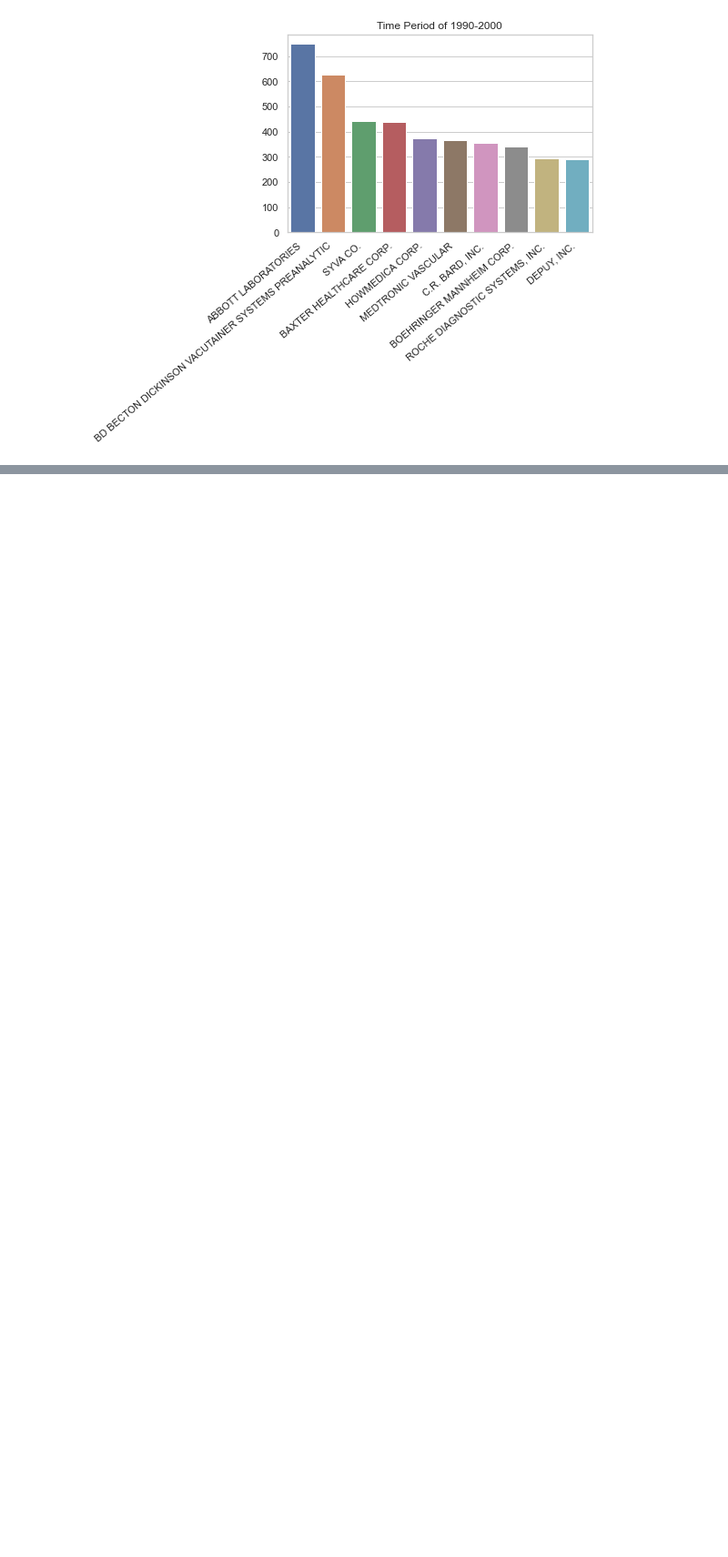
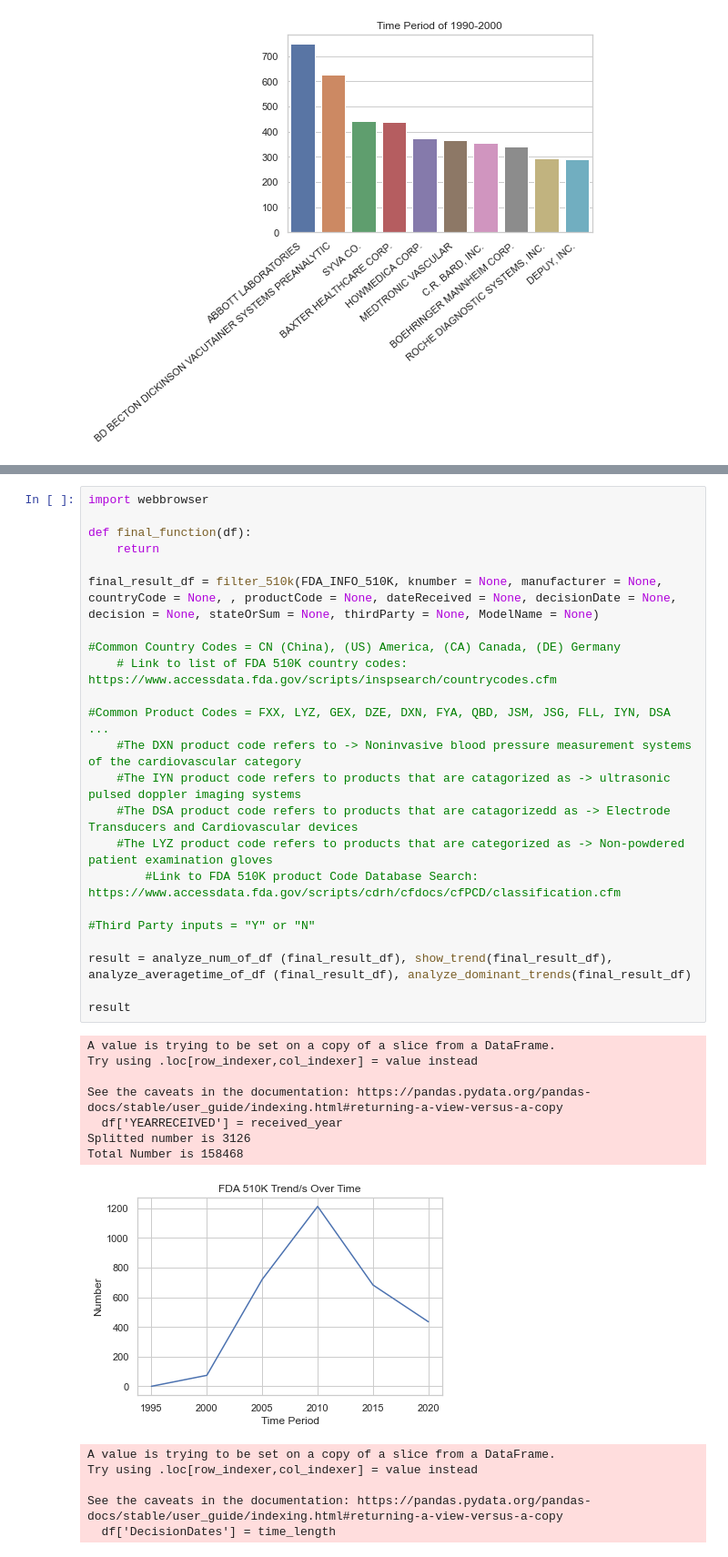
Before and after one commit to BelindaTang1/FDA_DataAnalytics, a Jupyter notebook: searching_engine.ipynb, the cells around one changed output, grey strips where cells are left out. Shown at 91% size. Saved outputs shown, nothing was run; the diff lists cells and outputs as text; blank space fills up the shorter version.

Commit message:
final function v1

```diff
--- a/searching_engine.ipynb
+++ b/searching_engine.ipynb
@@ -262,0 +265,37 @@ Split successfully!
+# %%
+import webbrowser
+
+def final_function(df):
+    return
+
+final_result_df = filter_510k(FDA_INFO_510K, knumber = None, manufacturer = None, countryCode = None, , productCode = None, dateReceived = None, decisionDate = None, decision = None, stateOrSum = None, thirdParty = None, ModelName = None)
+
+#Common Country Codes = CN (China), (US) America, (CA) Canada, (DE) Germany
+    # Link to list of FDA 510K country codes: https://www.accessdata.fda.gov/scripts/inspsearch/countrycodes.cfm
+
+#Common Product Codes = FXX, LYZ, GEX, DZE, DXN, FYA, QBD, JSM, JSG, FLL, IYN, DSA ...
+    #The DXN product code refers to -> Noninvasive blood pressure measurement systems of the cardiovascular category
+    #The IYN product code refers to products that are catagorized as -> ultrasonic pulsed doppler imaging systems
+    #The DSA product code refers to products that are catagorizedd as -> Electrode Transducers and Cardiovascular devices
+    #The LYZ product code refers to products that are categorized as -> Non-powdered patient examination gloves
+        #Link to FDA 510K product Code Database Search: https://www.accessdata.fda.gov/scripts/cdrh/cfdocs/cfPCD/classification.cfm
+
+#Third Party inputs = "Y" or "N"
+
+result = analyze_num_of_df (final_result_df), show_trend(final_result_df), analyze_averagetime_of_df (final_result_df), analyze_dominant_trends(final_result_df)
+
+result
+# %% [output]
+A value is trying to be set on a copy of a slice from a DataFrame.
+Try using .loc[row_indexer,col_indexer] = value instead
+
+See the caveats in the documentation: https://pandas.pydata.org/pandas-docs/stable/user_guide/indexing.html#returning-a-view-versus-a-copy
+  df['YEARRECEIVED'] = received_year
+Splitted number is 3126
+Total Number is 158468
+[figure, added]
+A value is trying to be set on a copy of a slice from a DataFrame.
+Try using .loc[row_indexer,col_indexer] = value instead
+
+See the caveats in the documentation: https://pandas.pydata.org/pandas-docs/stable/user_guide/indexing.html#returning-a-view-versus-a-copy
+  df['DecisionDates'] = time_length
```
Also changed, not shown: parts of 7 cells of this notebook.
